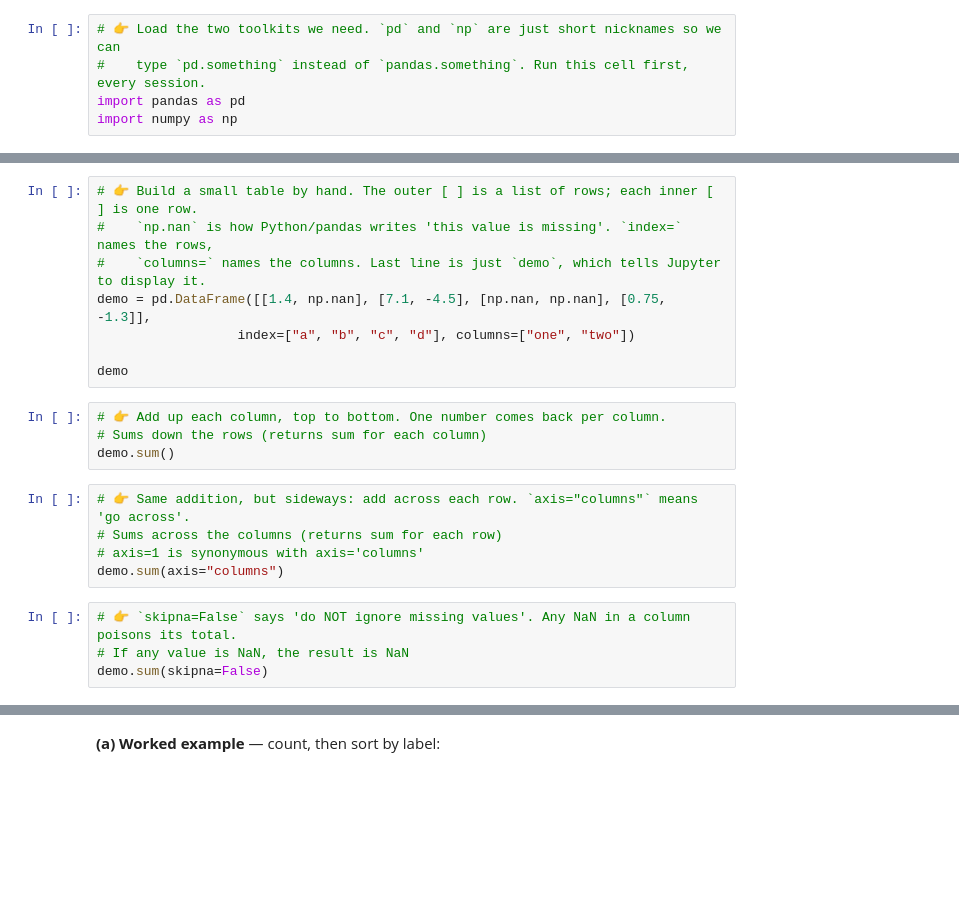
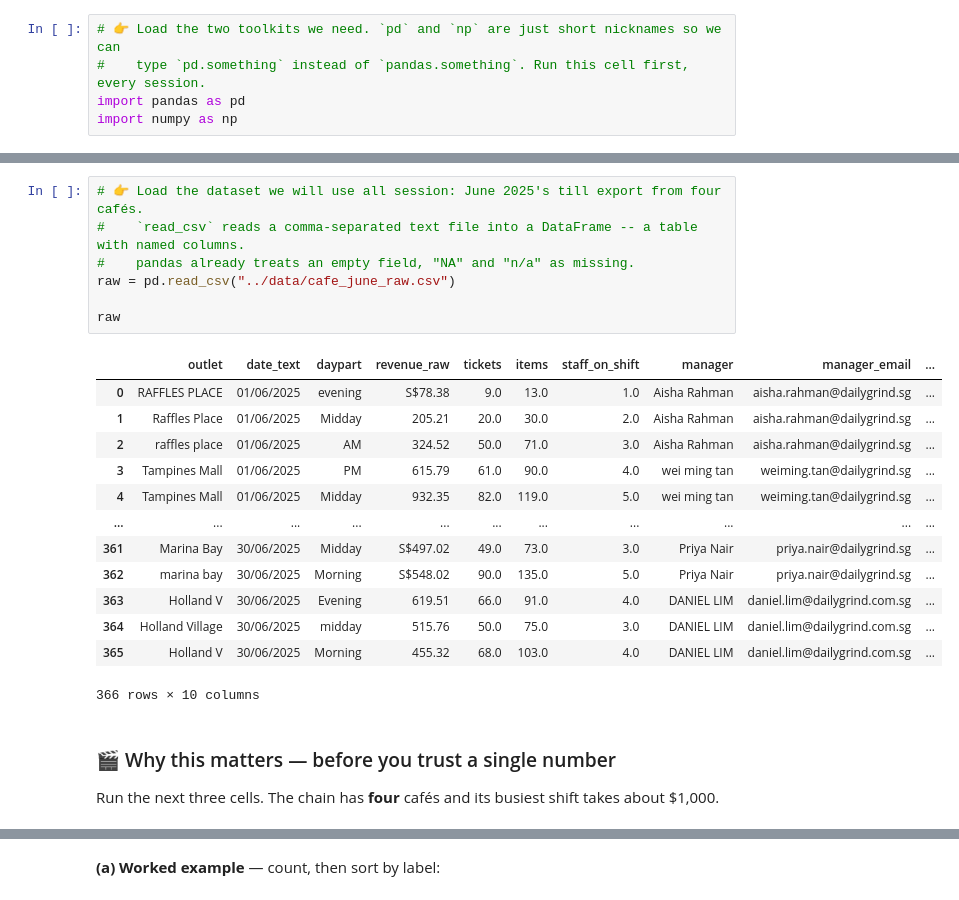
Before and after one commit to AntonThaiSingapore/6m-data-1.8-eda-basic, a Jupyter notebook: notebooks/eda_basic.ipynb, the cells around one changed output, grey strips where cells are left out. Drawn from its saved outputs; the diff is of its cells as text; blank space fills up the shorter version.

```diff
--- a/notebooks/eda_basic.ipynb
+++ b/notebooks/eda_basic.ipynb
@@ -209,21 +62,25 @@ will recognise the notation when you meet it in someone else's code.
-# %%
-# 👉 Build a small table by hand. The outer [ ] is a list of rows; each inner [ ] is one row.
-#    `np.nan` is how Python/pandas writes 'this value is missing'. `index=` names the rows,
-#    `columns=` names the columns. Last line is just `demo`, which tells Jupyter to display it.
-demo = pd.DataFrame([[1.4, np.nan], [7.1, -4.5], [np.nan, np.nan], [0.75, -1.3]],
-                  index=["a", "b", "c", "d"], columns=["one", "two"])
-
-demo
-# %%
-# 👉 Add up each column, top to bottom. One number comes back per column.
-# Sums down the rows (returns sum for each column)
-demo.sum()
-# %%
-# 👉 Same addition, but sideways: add across each row. `axis="columns"` means 'go across'.
-# Sums across the columns (returns sum for each row)
-# axis=1 is synonymous with axis='columns'
-demo.sum(axis="columns")
-# %%
-# 👉 `skipna=False` says 'do NOT ignore missing values'. Any NaN in a column poisons its total.
-# If any value is NaN, the result is NaN
-demo.sum(skipna=False)
+# %%
+# 👉 Load the dataset we will use all session: June 2025's till export from four cafés.
+#    `read_csv` reads a comma-separated text file into a DataFrame -- a table with named columns.
+#    pandas already treats an empty field, "NA" and "n/a" as missing.
+raw = pd.read_csv("../data/cafe_june_raw.csv")
+
+raw
+# %% [output]
+|  | outlet | date_text | daypart | revenue_raw | tickets | items | staff_on_shift | manager | manager_email | ... |
+| 0 | RAFFLES PLACE | 01/06/2025 | evening | S$78.38 | 9.0 | 13.0 | 1.0 | Aisha Rahman | aisha.rahman@dailygrind.sg | ... |
+| 1 | Raffles Place | 01/06/2025 | Midday | 205.21 | 20.0 | 30.0 | 2.0 | Aisha Rahman | aisha.rahman@dailygrind.sg | ... |
+| 2 | raffles place | 01/06/2025 | AM | 324.52 | 50.0 | 71.0 | 3.0 | Aisha Rahman | aisha.rahman@dailygrind.sg | ... |
+| 3 | Tampines Mall | 01/06/2025 | PM | 615.79 | 61.0 | 90.0 | 4.0 | wei ming tan | weiming.tan@dailygrind.sg | ... |
+| 4 | Tampines Mall | 01/06/2025 | Midday | 932.35 | 82.0 | 119.0 | 5.0 | wei ming tan | weiming.tan@dailygrind.sg | ... |
+| ... | ... | ... | ... | ... | ... | ... | ... | ... | ... | ... |
+| 361 | Marina Bay | 30/06/2025 | Midday | S$497.02 | 49.0 | 73.0 | 3.0 | Priya Nair | priya.nair@dailygrind.sg | ... |
+| 362 | marina bay | 30/06/2025 | Morning | S$548.02 | 90.0 | 135.0 | 5.0 | Priya Nair | priya.nair@dailygrind.sg | ... |
+| 363 | Holland V | 30/06/2025 | Evening | 619.51 | 66.0 | 91.0 | 4.0 | DANIEL LIM | daniel.lim@dailygrind.com.sg | ... |
+| 364 | Holland Village | 30/06/2025 | midday | 515.76 | 50.0 | 75.0 | 3.0 | DANIEL LIM | daniel.lim@dailygrind.com.sg | ... |
+| 365 | Holland V | 30/06/2025 | Morning | 455.32 | 68.0 | 103.0 | 4.0 | DANIEL LIM | daniel.lim@dailygrind.com.sg | ... |
+366 rows × 10 columns
+# %% [markdown]
+### 🎬 Why this matters — before you trust a single number
+
+Run the next three cells. The chain has **four** cafés and its busiest shift takes about \$1,000.
```
Also changed, not shown: parts of 471 cells of this notebook, 39 other files.
